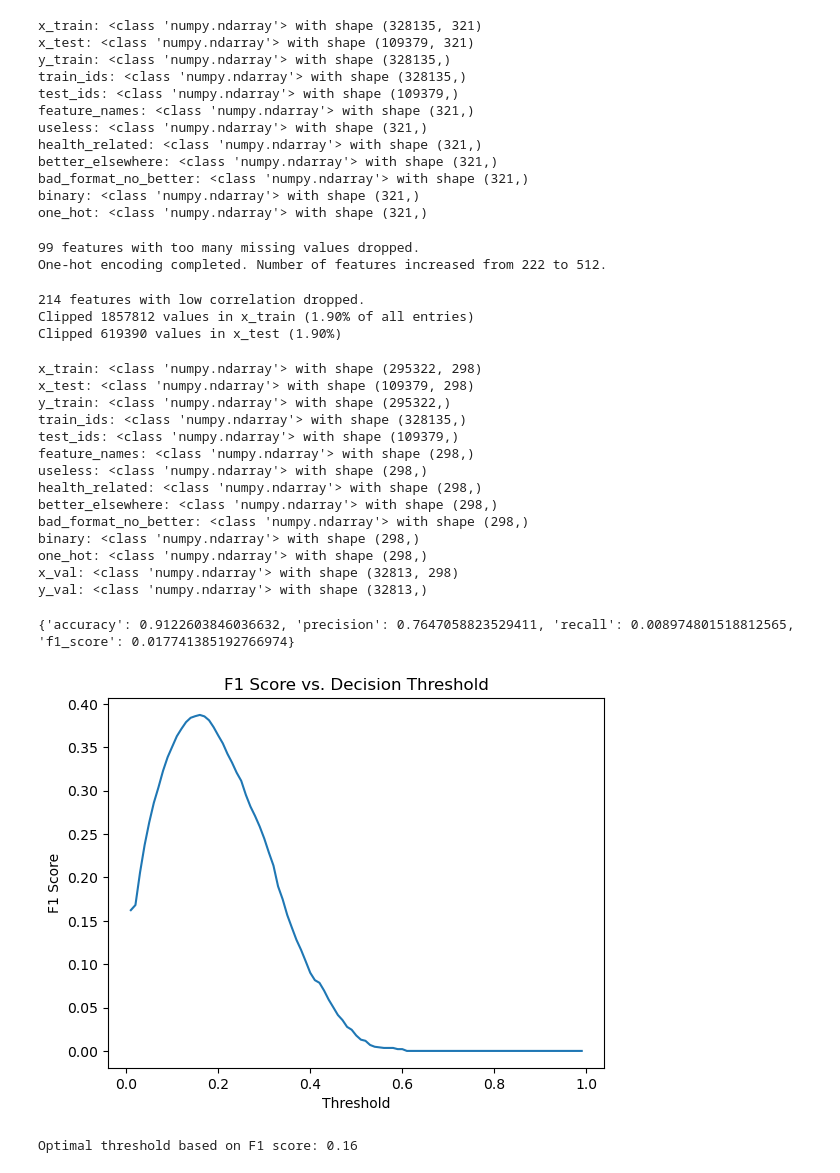
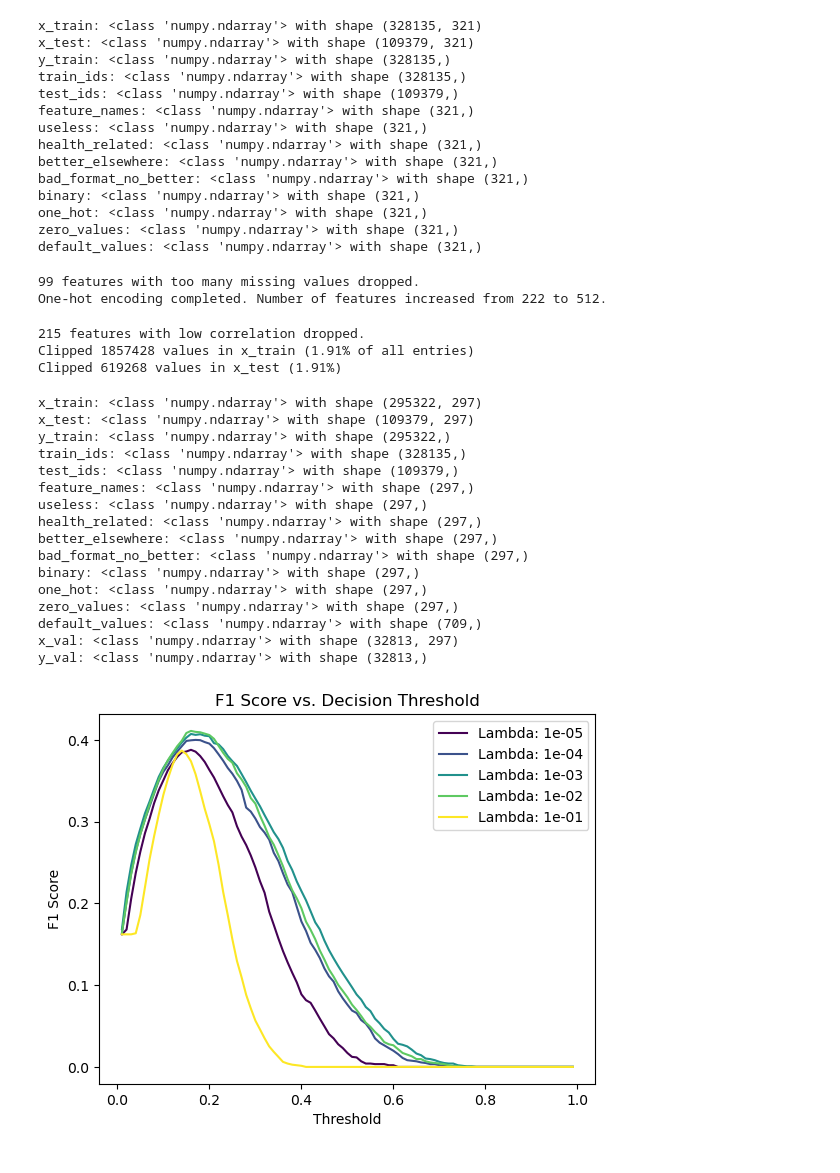
Before and after one commit to nathanmutin/MilaLyon, a Jupyter notebook: process.ipynb, the cells around one changed output. Drawn from its saved outputs; the diff is of its cells as text; code cells hidden in the pictures.

Commit message:
* Move compute_scores from helpers to implementations * Add weighted_reg_logistic_regression * Add convert_to_times_per_week * "Grid search" for hyperparameters lambda and threshold

```diff
--- a/process.ipynb
+++ b/process.ipynb
@@ -9,12 +7,14 @@ import seaborn as sns
 # %%
-#data_folder = './data/'
+data_folder = './data/'
 #data_folder = 'C:/Users/ACER/OneDrive - epfl.ch/Desktop/ML/dataset/'
-data_folder = "C:/Users/plane/OneDrive/Bureau/MilaLyon/MilaLyon/data/"
+#data_folder = "C:/Users/plane/OneDrive/Bureau/MilaLyon/MilaLyon/data/"
 #data_folder = "C:/Users/ACER/OneDrive - epfl.ch/Desktop/ML/MilaLyon/data/"
 # %%
-csv_data = load_csv_data(data_folder, max_rows=10000, dictionnary=True)
+csv_data = load_csv_data(data_folder, max_rows=None, dictionnary=True)
 
-#Replace zeros and default values before preprocessing
+# Replace zeros and default values before preprocessing
+convert_to_times_per_week(csv_data['x_train'], csv_data['bad_format_no_better'])
+convert_to_times_per_week(csv_data['x_test'], csv_data['bad_format_no_better'])
 replace_by_zero(csv_data['x_train'], csv_data['x_test'], csv_data['zero_values'])
 replace_default_with_nan(csv_data['x_train'], csv_data['x_test'], csv_data['default_values'])
 
@@ -35,6 +35,8 @@ better_elsewhere: <class 'numpy.ndarray'> with shape (321,)
 bad_format_no_better: <class 'numpy.ndarray'> with shape (321,)
 binary: <class 'numpy.ndarray'> with shape (321,)
 one_hot: <class 'numpy.ndarray'> with shape (321,)
+zero_values: <class 'numpy.ndarray'> with shape (321,)
+default_values: <class 'numpy.ndarray'> with shape (321,)
 # %%
 def preprocess_data(data, nan_drop_threshold=0.2, correlation_threshold=0.02, n_std=3, only_health_related=True, split_val=False, val_size=0.1):
 
@@ -78,49 +80,49 @@ preprocess_data(data_copy, nan_drop_threshold=0.9, correlation_threshold=0.01, n
 # %% [output]
 99 features with too many missing values dropped.
 One-hot encoding completed. Number of features increased from 222 to 512.
-214 features with low correlation dropped.
-Clipped 1857812 values in x_train (1.90% of all entries)
-Clipped 619390 values in x_test (1.90%)
+215 features with low correlation dropped.
+Clipped 1857428 values in x_train (1.91% of all entries)
+Clipped 619268 values in x_test (1.91%)
 # %%
 print_shapes(data_copy)
 # %% [output]
-x_train: <class 'numpy.ndarray'> with shape (295322, 298)
-x_test: <class 'numpy.ndarray'> with shape (109379, 298)
+x_train: <class 'numpy.ndarray'> with shape (295322, 297)
+x_test: <class 'numpy.ndarray'> with shape (109379, 297)
 y_train: <class 'numpy.ndarray'> with shape (295322,)
 train_ids: <class 'numpy.ndarray'> with shape (328135,)
 test_ids: <class 'numpy.ndarray'> with shape (109379,)
-feature_names: <class 'numpy.ndarray'> with shape (298,)
-useless: <class 'numpy.ndarray'> with shape (298,)
-health_related: <class 'numpy.ndarray'> with shape (298,)
-better_elsewhere: <class 'numpy.ndarray'> with shape (298,)
-bad_format_no_better: <class 'numpy.ndarray'> with shape (298,)
-binary: <class 'numpy.ndarray'> with shape (298,)
-one_hot: <class 'numpy.ndarray'> with shape (298,)
-x_val: <class 'numpy.ndarray'> with shape (32813, 298)
+feature_names: <class 'numpy.ndarray'> with shape (297,)
+useless: <class 'numpy.ndarray'> with shape (297,)
+health_related: <class 'numpy.ndarray'> with shape (297,)
+better_elsewhere: <class 'numpy.ndarray'> with shape (297,)
+bad_format_no_better: <class 'numpy.ndarray'> with shape (297,)
+binary: <class 'numpy.ndarray'> with shape (297,)
+one_hot: <class 'numpy.ndarray'> with shape (297,)
+zero_values: <class 'numpy.ndarray'> with shape (297,)
+default_values: <class 'numpy.ndarray'> with shape (709,)
+x_val: <class 'numpy.ndarray'> with shape (32813, 297)
 y_val: <class 'numpy.ndarray'> with shape (32813,)
-# %%
-dim = data_copy['x_train'].shape[1]
-w, loss = logistic_regression(data_copy['y_train'], data_copy['x_train'], initial_w=np.zeros(dim), max_iters=1000, gamma=0.01)
-
-y_pred = predict_labels_logistic(data_copy['x_val'], w)
-print(compute_scores(data_copy['y_val'], y_pred))
-# %% [output]
-{'accuracy': 0.9122603846036632, 'precision': 0.7647058823529411, 'recall': 0.008974801518812565, 'f1_score': 0.017741385192766974}
 # %%
-f1s = []
-for threshold in [i / 100 for i in range(1, 100)]:
-    y_pred = predict_labels_logistic(data_copy['x_val'], w, threshold=threshold)
-    scores = compute_scores(data_copy['y_val'], y_pred)
-    f1s.append(scores['f1_score'])
+initial_w = np.zeros(data_copy['x_train'].shape[1])
 
-plt.plot([i / 100 for i in range(1, 100)], f1s)
+lambdas = [10**i for i in range(-5, 0)]
+thresholds = [i / 100 for i in range(1, 100)]
+colors = plt.cm.viridis(np.linspace(0, 1, len(lambdas)))
+for i, lam in enumerate(lambdas):
+    w, loss = reg_logistic_regression(data_copy['y_train'], data_copy['x_train'], lam, initial_w, 1000, 0.01)
+    accuracies = []
+    f1s = []
+    for threshold in thresholds:
+        y_pred = predict_labels_logistic(data_copy['x_val'], w, threshold=threshold)
+        scores = compute_scores(data_copy['y_val'], y_pred)
+        accuracies.append(scores['accuracy'])
+        f1s.append(scores['f1_score'])
+    plt.plot(thresholds, f1s, label=f"Lambda: {lam:.0e}", color=colors[i])
+
 plt.xlabel('Threshold')
 plt.ylabel('F1 Score')
 plt.title('F1 Score vs. Decision Threshold')
+plt.legend()
 plt.show()
-
-optimal_threshold = (np.argmax(f1s) + 1) / 100
-print(f"Optimal threshold based on F1 score: {optimal_threshold}")
 # %% [output]
-[figure, old version]
+[figure, new version]
-Optimal threshold based on F1 score: 0.16
```
Also changed, not shown: parts of 4 cells of this notebook, 3 other files.
